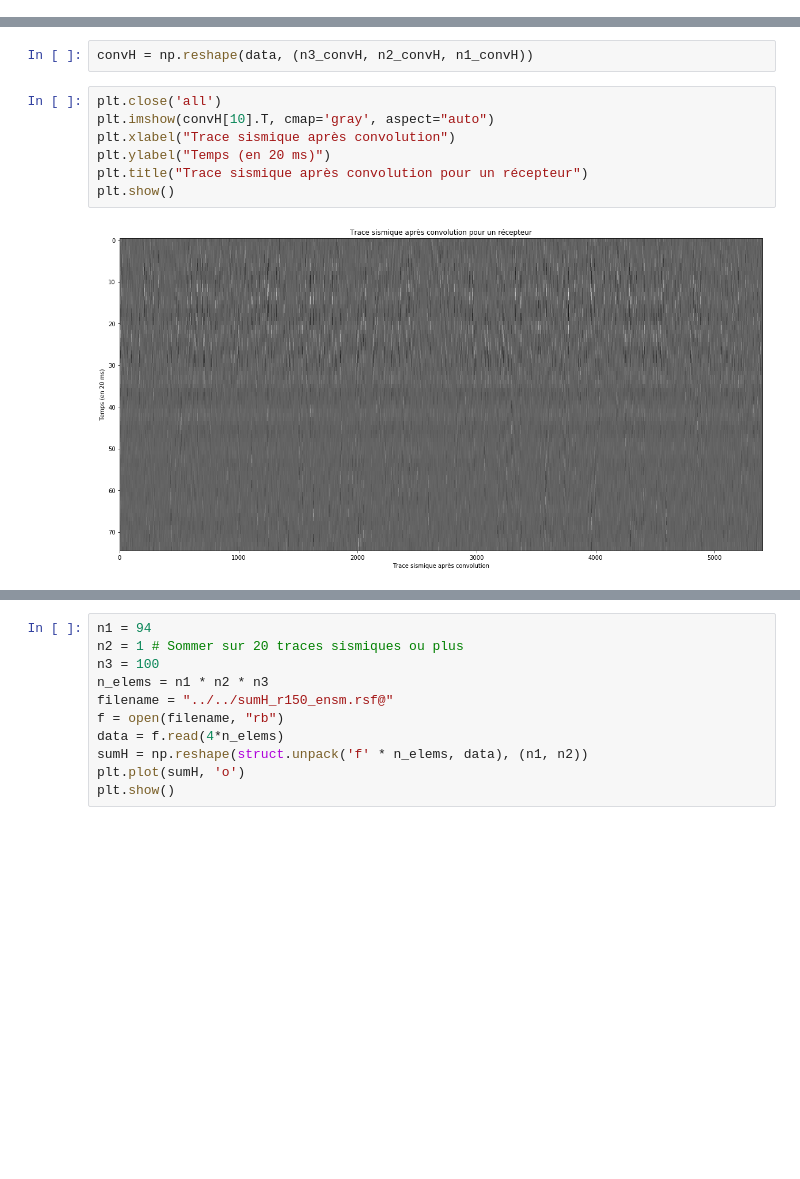
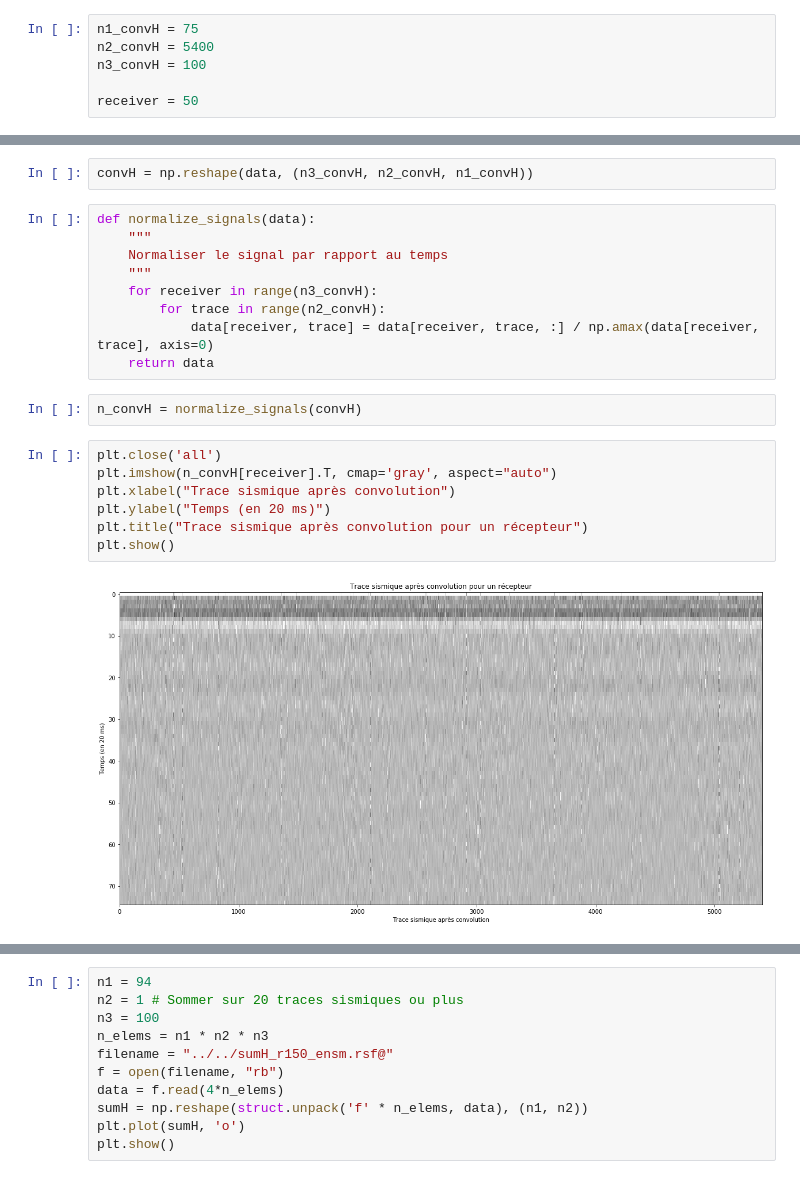
Before and after one commit to Alumet/Hackathon-subsurface, a Jupyter notebook: Détection des sources sismiques.ipynb, the cells around one changed output, grey strips where cells are left out. Drawn from its saved outputs; the diff is of its cells as text; blank space fills up the shorter version.

```diff
--- a/Détection des sources sismiques.ipynb
+++ b/Détection des sources sismiques.ipynb
@@ -18,6 +18,12 @@ from os.path import isfile, join
 
 mypath = "SUHA_Paris2017"
 onlyfiles = [f for f in listdir(mypath) if isfile(join(mypath, f))]
+# %%
+n1_convH = 75
+n2_convH = 5400
+n3_convH = 100
+
+receiver = 50
 # %%
 n_elems = n1_convH * n2_convH * n3_convH
 filename = "SUHA_Paris2017/conBR_ir050_tostack.rsf@"
@@ -32,15 +34,26 @@ n3_convH = 100
 ## Représentation des traces sismiques après convolution
 # %%
 convH = np.reshape(data, (n3_convH, n2_convH, n1_convH))
+# %%
+def normalize_signals(data):
+    """
+    Normaliser le signal par rapport au temps
+    """
+    for receiver in range(n3_convH):
+        for trace in range(n2_convH):
+            data[receiver, trace] = data[receiver, trace, :] / np.amax(data[receiver, trace], axis=0)
+    return data
+# %%
+n_convH = normalize_signals(convH)
 # %%
 plt.close('all')
-plt.imshow(convH[10].T, cmap='gray', aspect="auto")
+plt.imshow(n_convH[receiver].T, cmap='gray', aspect="auto")
 plt.xlabel("Trace sismique après convolution")
 plt.ylabel("Temps (en 20 ms)")
 plt.title("Trace sismique après convolution pour un récepteur")
 plt.show()
 # %% [output]
-[figure, old version]
+[figure, new version]
 # %%
 def compute_cumulative_sums(data, n_tracesByGroups=20):
     """
```
Also changed, not shown: parts of 7 cells of this notebook.
